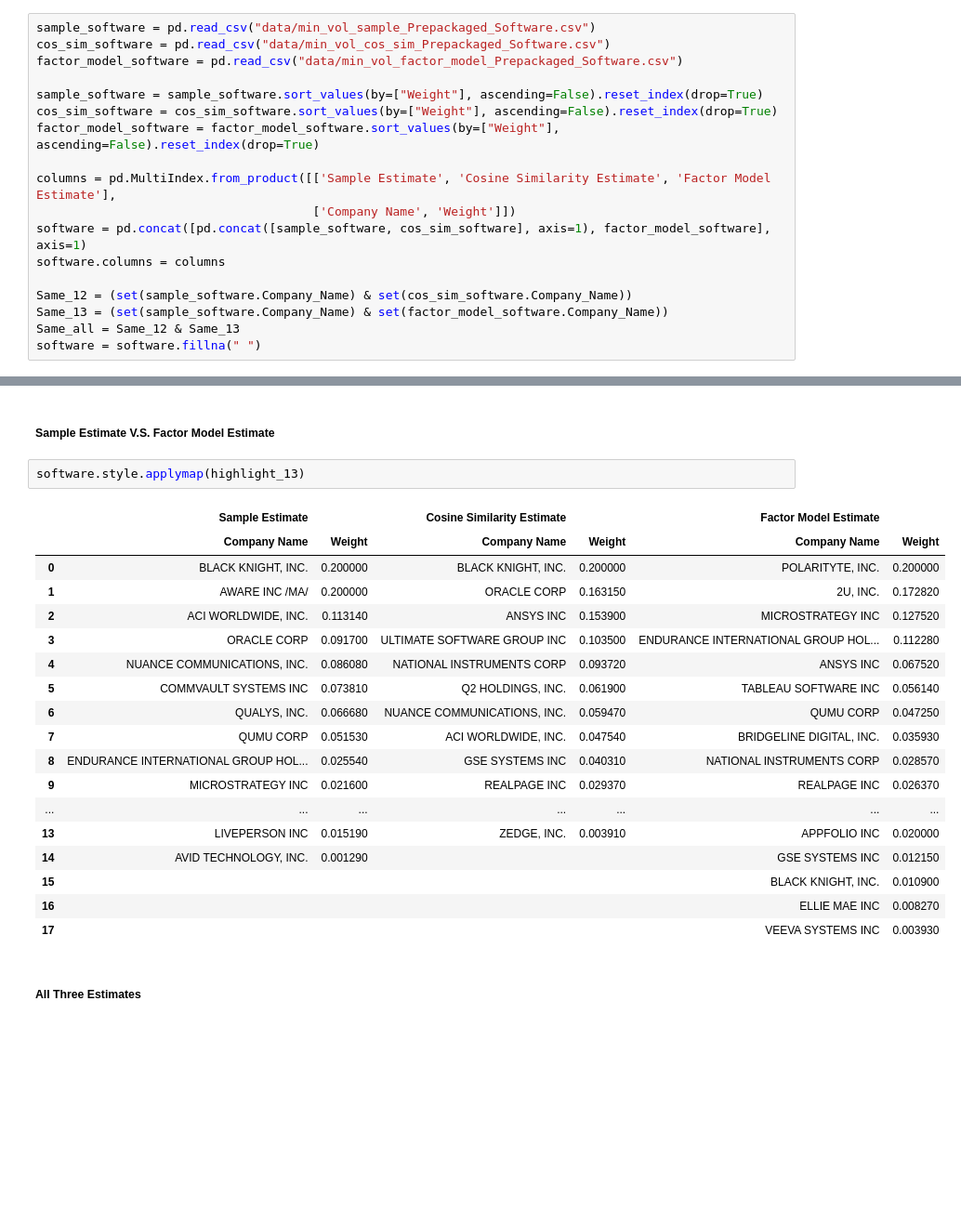
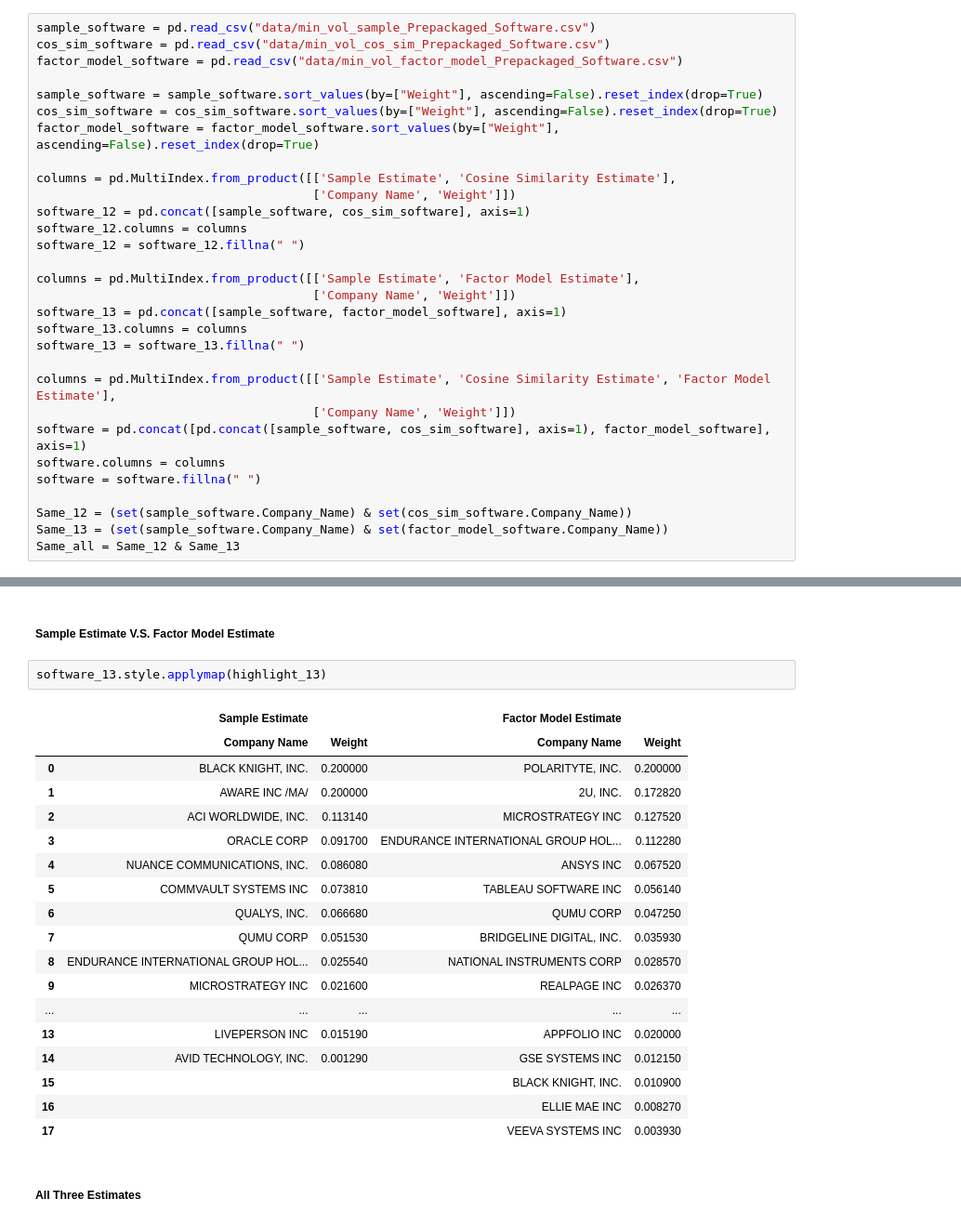
Before and after one commit to richardye101/ubineer_nlp_research, a Jupyter notebook: content/peitong/3.4_Minimum_Variance_Analysis_Results.ipynb, the cells around one changed output, grey strips where cells are left out. Shown at 93% size. Cells and saved outputs as stored; diff of their text form; blank space fills up the shorter version.

```diff
--- a/content/peitong/3.4_Minimum_Variance_Analysis_Results.ipynb
+++ b/content/peitong/3.4_Minimum_Variance_Analysis_Results.ipynb
@@ -104,15 +106,27 @@ sample_software = sample_software.sort_values(by=["Weight"], ascending=False).re
 cos_sim_software = cos_sim_software.sort_values(by=["Weight"], ascending=False).reset_index(drop=True)
 factor_model_software = factor_model_software.sort_values(by=["Weight"], ascending=False).reset_index(drop=True)
 
+columns = pd.MultiIndex.from_product([['Sample Estimate', 'Cosine Similarity Estimate'],
+                                      ['Company Name', 'Weight']])
+software_12 = pd.concat([sample_software, cos_sim_software], axis=1)
+software_12.columns = columns
+software_12 = software_12.fillna(" ")
+
+columns = pd.MultiIndex.from_product([['Sample Estimate', 'Factor Model Estimate'],
+                                      ['Company Name', 'Weight']])
+software_13 = pd.concat([sample_software, factor_model_software], axis=1)
+software_13.columns = columns
+software_13 = software_13.fillna(" ")
+
 columns = pd.MultiIndex.from_product([['Sample Estimate', 'Cosine Similarity Estimate', 'Factor Model Estimate'],
                                       ['Company Name', 'Weight']])
 software = pd.concat([pd.concat([sample_software, cos_sim_software], axis=1), factor_model_software], axis=1)
 software.columns = columns
+software = software.fillna(" ")
 
 Same_12 = (set(sample_software.Company_Name) & set(cos_sim_software.Company_Name))
 Same_13 = (set(sample_software.Company_Name) & set(factor_model_software.Company_Name))
 Same_all = Same_12 & Same_13
-software = software.fillna(" ")
 # %% [markdown]
 ##### Sample Estimate V.S. Cosine Similarity Estimate
 # %%
@@ -139,26 +152,26 @@ software.style.applymap(highlight_12)
 # %% [markdown]
 ##### Sample Estimate V.S. Factor Model Estimate
 # %%
-software.style.applymap(highlight_13)
+software_13.style.applymap(highlight_13)
 # %% [output]
-|  | Sample Estimate |  | Cosine Similarity Estimate |  | Factor Model Estimate |  |
-|  | Company Name | Weight | Company Name | Weight | Company Name | Weight |
-| 0 | BLACK KNIGHT, INC. | 0.200000 | BLACK KNIGHT, INC. | 0.200000 | POLARITYTE, INC. | 0.200000 |
-| 1 | AWARE INC /MA/ | 0.200000 | ORACLE CORP | 0.163150 | 2U, INC. | 0.172820 |
-| 2 | ACI WORLDWIDE, INC. | 0.113140 | ANSYS INC | 0.153900 | MICROSTRATEGY INC | 0.127520 |
-| 3 | ORACLE CORP | 0.091700 | ULTIMATE SOFTWARE GROUP INC | 0.103500 | ENDURANCE INTERNATIONAL GROUP HOL... | 0.112280 |
-| 4 | NUANCE COMMUNICATIONS, INC. | 0.086080 | NATIONAL INSTRUMENTS CORP | 0.093720 | ANSYS INC | 0.067520 |
-| 5 | COMMVAULT SYSTEMS INC | 0.073810 | Q2 HOLDINGS, INC. | 0.061900 | TABLEAU SOFTWARE INC | 0.056140 |
-| 6 | QUALYS, INC. | 0.066680 | NUANCE COMMUNICATIONS, INC. | 0.059470 | QUMU CORP | 0.047250 |
-| 7 | QUMU CORP | 0.051530 | ACI WORLDWIDE, INC. | 0.047540 | BRIDGELINE DIGITAL, INC. | 0.035930 |
-| 8 | ENDURANCE INTERNATIONAL GROUP HOL... | 0.025540 | GSE SYSTEMS INC | 0.040310 | NATIONAL INSTRUMENTS CORP | 0.028570 |
-| 9 | MICROSTRATEGY INC | 0.021600 | REALPAGE INC | 0.029370 | REALPAGE INC | 0.026370 |
-| ... | ... | ... | ... | ... | ... | ... |
-| 13 | LIVEPERSON INC | 0.015190 | ZEDGE, INC. | 0.003910 | APPFOLIO INC | 0.020000 |
-| 14 | AVID TECHNOLOGY, INC. | 0.001290 |  |  | GSE SYSTEMS INC | 0.012150 |
-| 15 |  |  |  |  | BLACK KNIGHT, INC. | 0.010900 |
-| 16 |  |  |  |  | ELLIE MAE INC | 0.008270 |
-| 17 |  |  |  |  | VEEVA SYSTEMS INC | 0.003930 |
+|  | Sample Estimate |  | Factor Model Estimate |  |
+|  | Company Name | Weight | Company Name | Weight |
+| 0 | BLACK KNIGHT, INC. | 0.200000 | POLARITYTE, INC. | 0.200000 |
+| 1 | AWARE INC /MA/ | 0.200000 | 2U, INC. | 0.172820 |
+| 2 | ACI WORLDWIDE, INC. | 0.113140 | MICROSTRATEGY INC | 0.127520 |
+| 3 | ORACLE CORP | 0.091700 | ENDURANCE INTERNATIONAL GROUP HOL... | 0.112280 |
+| 4 | NUANCE COMMUNICATIONS, INC. | 0.086080 | ANSYS INC | 0.067520 |
+| 5 | COMMVAULT SYSTEMS INC | 0.073810 | TABLEAU SOFTWARE INC | 0.056140 |
+| 6 | QUALYS, INC. | 0.066680 | QUMU CORP | 0.047250 |
+| 7 | QUMU CORP | 0.051530 | BRIDGELINE DIGITAL, INC. | 0.035930 |
+| 8 | ENDURANCE INTERNATIONAL GROUP HOL... | 0.025540 | NATIONAL INSTRUMENTS CORP | 0.028570 |
+| 9 | MICROSTRATEGY INC | 0.021600 | REALPAGE INC | 0.026370 |
+| ... | ... | ... | ... | ... |
+| 13 | LIVEPERSON INC | 0.015190 | APPFOLIO INC | 0.020000 |
+| 14 | AVID TECHNOLOGY, INC. | 0.001290 | GSE SYSTEMS INC | 0.012150 |
+| 15 |  |  | BLACK KNIGHT, INC. | 0.010900 |
+| 16 |  |  | ELLIE MAE INC | 0.008270 |
+| 17 |  |  | VEEVA SYSTEMS INC | 0.003930 |
 # %% [markdown]
 ##### All Three Estimates
 # %%
```
Also changed, not shown: parts of 11 cells of this notebook.
